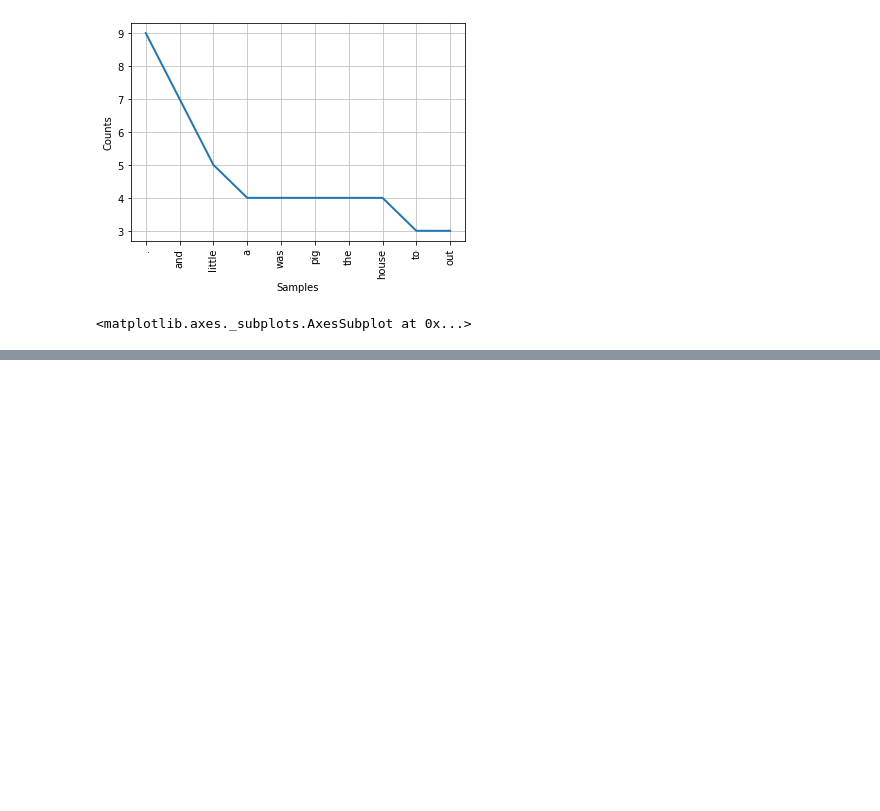
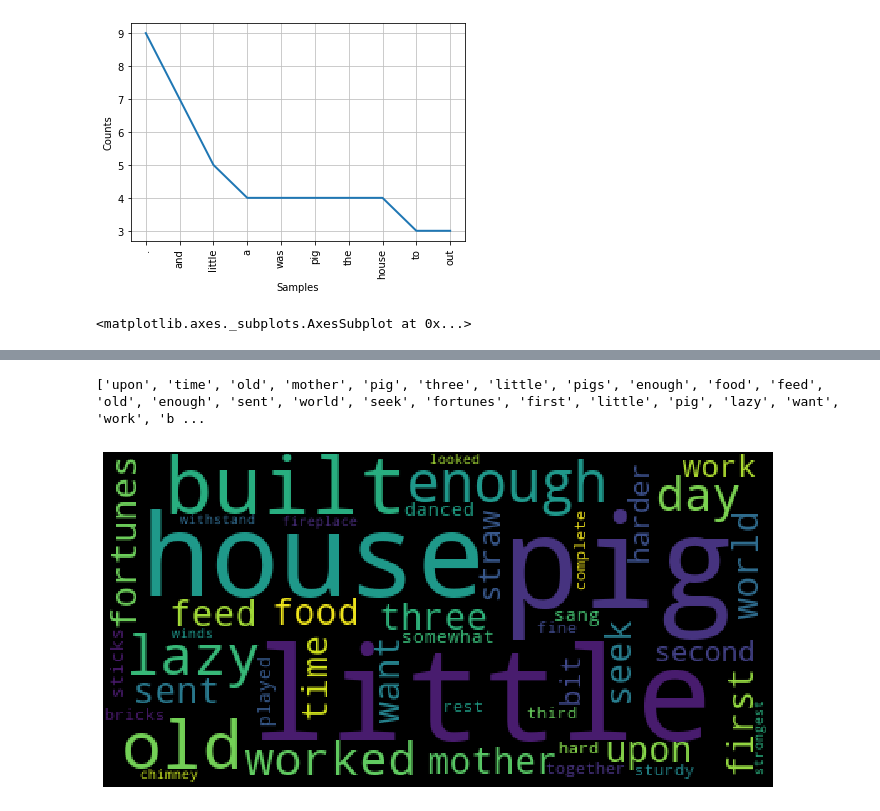
Before and after one commit to tianiachan/BasicNLPUsingNTLK, a Jupyter notebook: BasicNLPUsingNLTK.ipynb, the cells around one changed output, grey strips where cells are left out. Drawn from its saved outputs; the diff is of its cells as text; code cells hidden in the pictures; blank space fills up the shorter version.

```diff
--- a/BasicNLPUsingNLTK.ipynb
+++ b/BasicNLPUsingNLTK.ipynb
@@ -78,3 +95,12 @@ freqdistText.plot(10)
 # %% [output]
 [figure]
 <matplotlib.axes._subplots.AxesSubplot at 0x...>
+# %%
+#get rid of punctuation as those do not need to be analyzed
+onlyWords = []
+#iterate through all words and only keep word no punctuation
+for w in words:
+    if w.isalpha():
+        #if word,append lower case
+        onlyWords.append(w.lower())
+print(onlyWords)
@@ -80,0 +109,4 @@ freqdistText.plot(10)
+# %%
+#get rid of stop words (like fillers that are not needed for analysis)
+stopWordList = stopwords.words("english")
+print(stopWordList)
@@ -80,0 +123,29 @@ freqdistText.plot(10)
+# %%
+#get rid of stop words
+prepList = []
+
+#iterat to get rid of stop words
+for w in onlyWords:
+    if w not in stopWordList:
+        #if not in list, append for analysis
+        prepList.append(w)
+
+print(prepList)
+# %% [output]
+['upon', 'time', 'old', 'mother', 'pig', 'three', 'little', 'pigs', 'enough', 'food', 'feed', 'old', 'enough', 'sent', 'world', 'seek', 'fortunes', 'first', 'little', 'pig', 'lazy', 'want', 'work', 'b ...
+# %%
+#generate word cloud based on prepped list of words
+#convert array to list
+listToStr = ' '.join([str(elem) for elem in prepList])
+#generate cloud
+wordCloud = WordCloud().generate(listToStr)
+
+#plot the word cloud
+plt.figure(figsize = (12,12))
+plt.imshow(wordCloud)
+
+#remove axis value
+plt.axis("off")
+plt.show()
+# %% [output]
+[figure, added]
```
Also changed, not shown: parts of 8 cells of this notebook, 2 other files.
